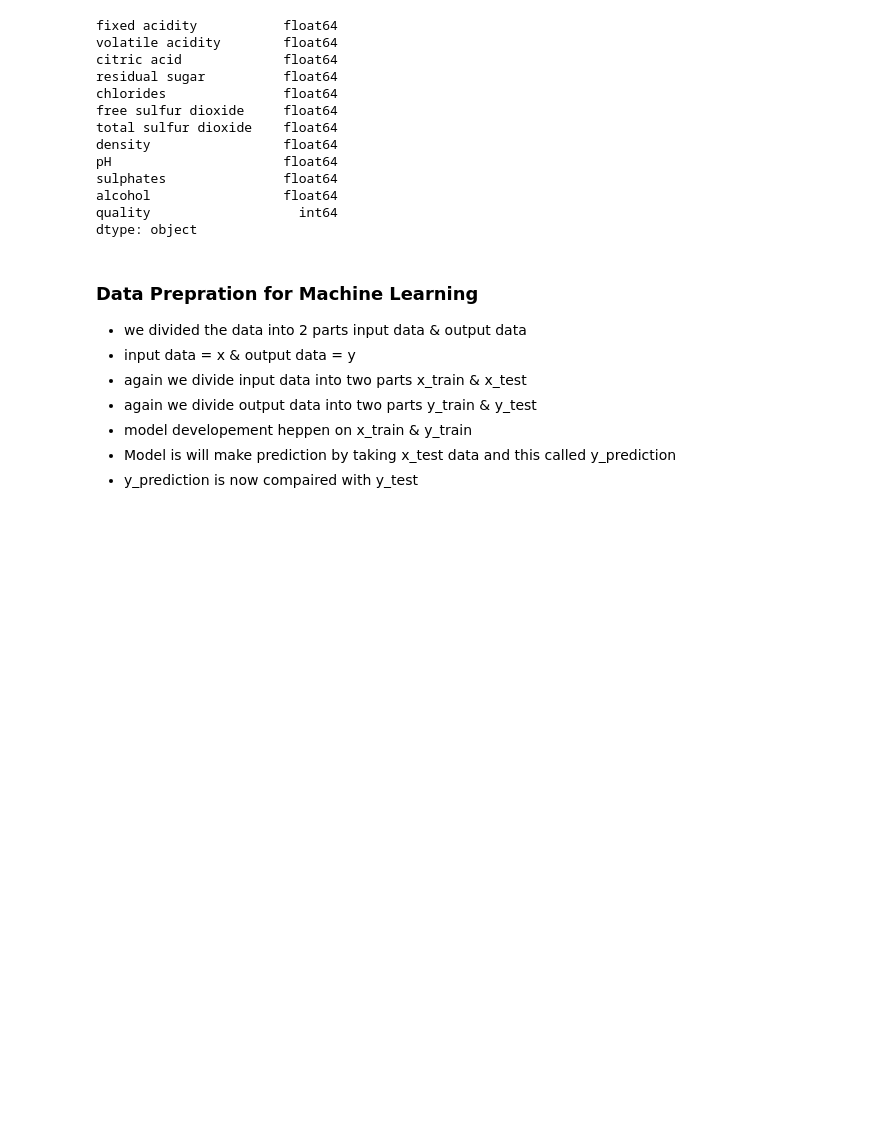
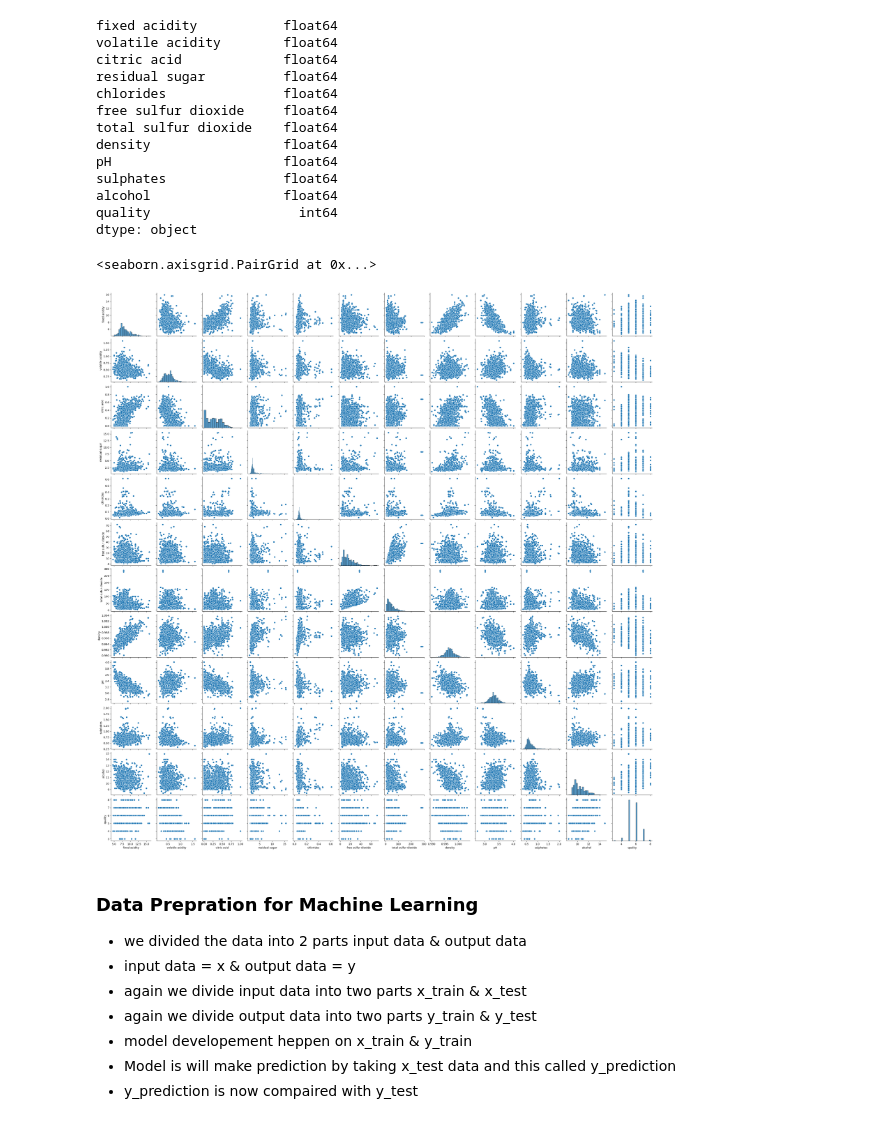
Before and after one commit to Sahilkhan-34/Machine-Learning, a Jupyter notebook: Linear Regression/class_room_LR.ipynb, the cells around one changed output. Saved outputs shown, nothing was run; the diff lists cells and outputs as text; code cells hidden in the pictures; blank space fills up the shorter version.

```diff
--- a/Linear Regression/class_room_LR.ipynb
+++ b/Linear Regression/class_room_LR.ipynb
@@ -63,6 +63,11 @@ sulphates               float64
 alcohol                 float64
 quality                   int64
 dtype: object
+# %%
+sns.pairplot(data=df)
+# %% [output]
+<seaborn.axisgrid.PairGrid at 0x...>
+[figure, added]
 # %% [markdown]
 ### Data Prepration for Machine Learning
 - we divided  the data into 2 parts input data & output data
```
Also changed, not shown: parts of 1 cell of this notebook.
